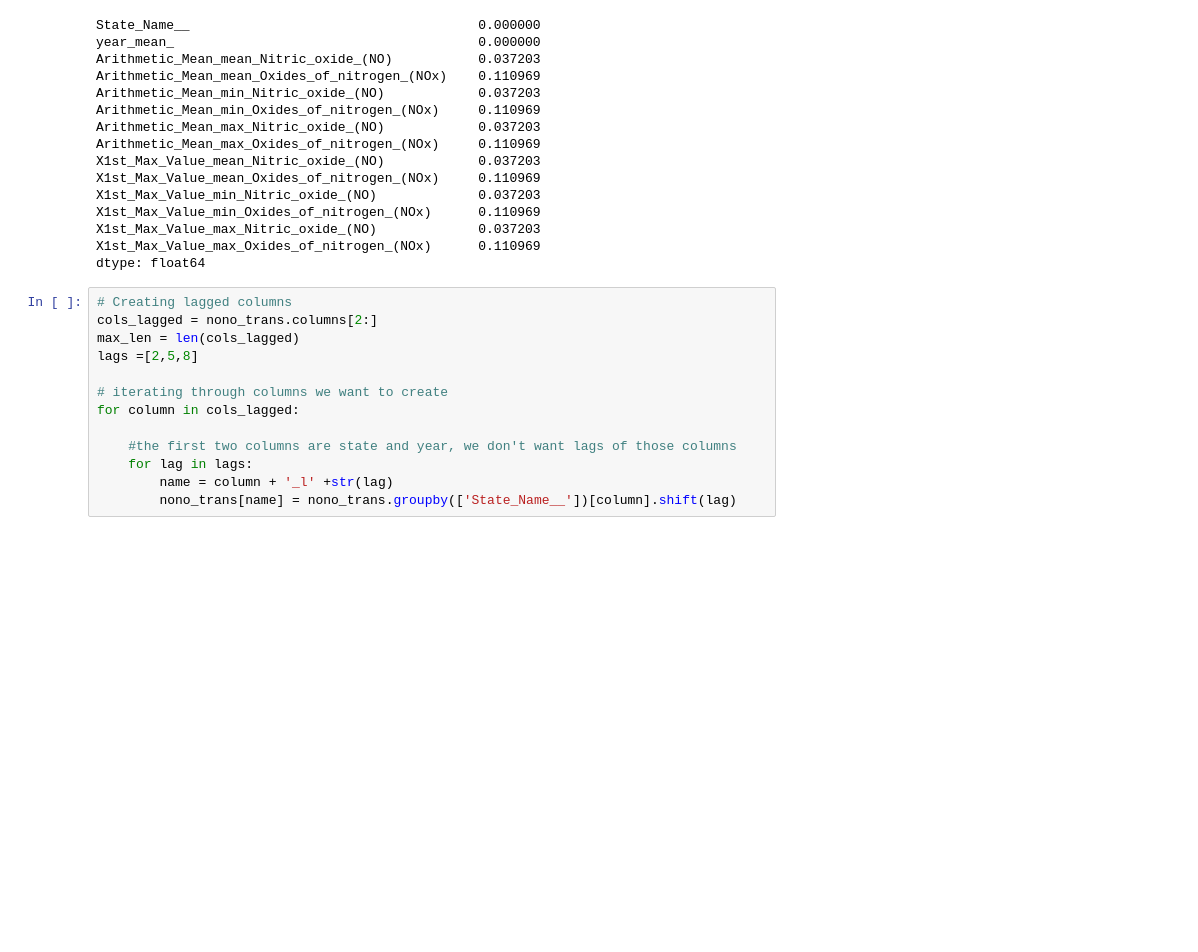
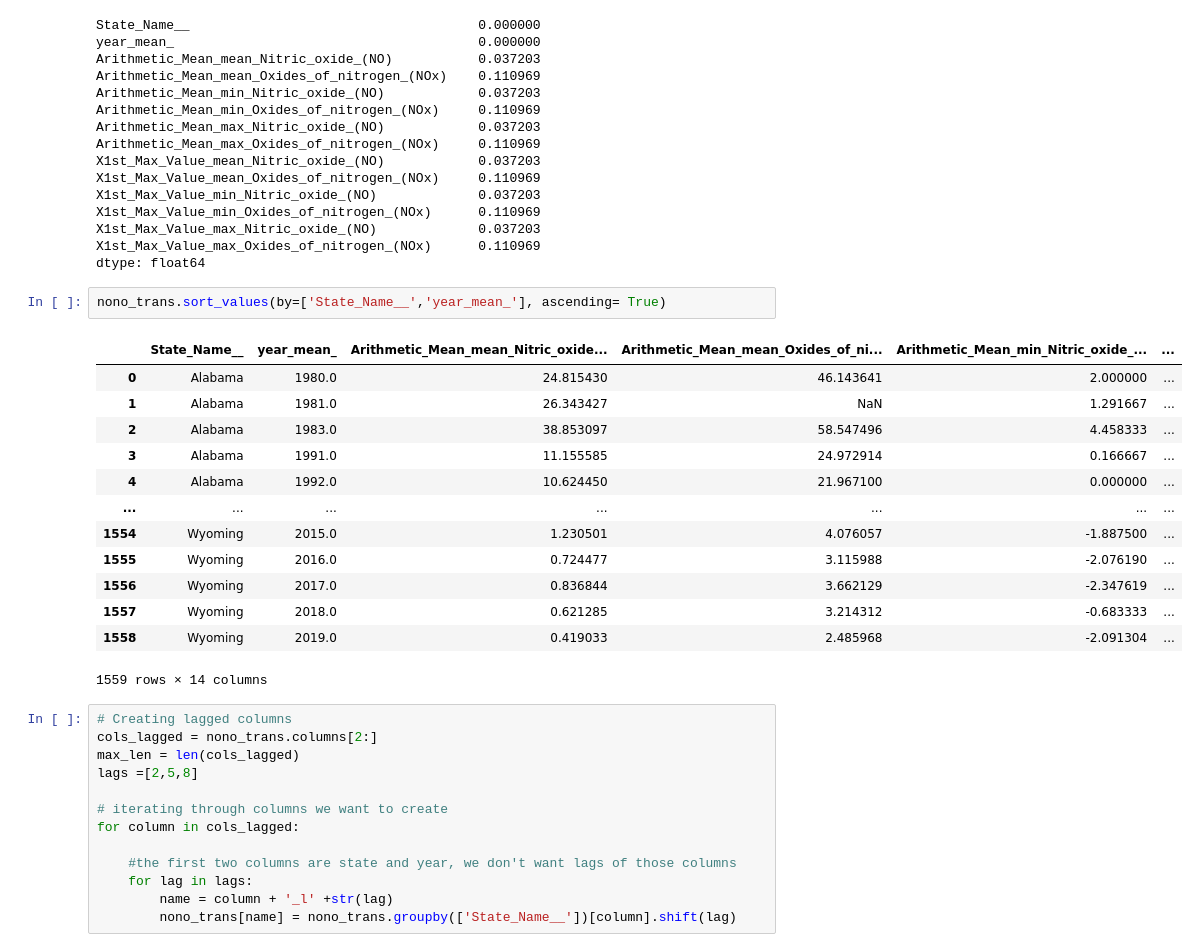
Before and after one commit to AlanAndrews/Air_toxicity, a Jupyter notebook: Adriana/1_Data preparation.ipynb, the cells around one changed output. Drawn from its saved outputs; the diff is of its cells as text; blank space fills up the shorter version.

```diff
--- a/Adriana/1_Data preparation.ipynb
+++ b/Adriana/1_Data preparation.ipynb
@@ -780,6 +812,22 @@ X1st_Max_Value_min_Oxides_of_nitrogen_(NOx)      0.110969
 X1st_Max_Value_max_Nitric_oxide_(NO)             0.037203
 X1st_Max_Value_max_Oxides_of_nitrogen_(NOx)      0.110969
 dtype: float64
+# %%
+nono_trans.sort_values(by=['State_Name__','year_mean_'], ascending= True)
+# %% [output]
+|  | State_Name__ | year_mean_ | Arithmetic_Mean_mean_Nitric_oxide... | Arithmetic_Mean_mean_Oxides_of_ni... | Arithmetic_Mean_min_Nitric_oxide_... | ... |
+| 0 | Alabama | 1980.0 | 24.815430 | 46.143641 | 2.000000 | ... |
+| 1 | Alabama | 1981.0 | 26.343427 | NaN | 1.291667 | ... |
+| 2 | Alabama | 1983.0 | 38.853097 | 58.547496 | 4.458333 | ... |
+| 3 | Alabama | 1991.0 | 11.155585 | 24.972914 | 0.166667 | ... |
+| 4 | Alabama | 1992.0 | 10.624450 | 21.967100 | 0.000000 | ... |
+| ... | ... | ... | ... | ... | ... | ... |
+| 1554 | Wyoming | 2015.0 | 1.230501 | 4.076057 | -1.887500 | ... |
+| 1555 | Wyoming | 2016.0 | 0.724477 | 3.115988 | -2.076190 | ... |
+| 1556 | Wyoming | 2017.0 | 0.836844 | 3.662129 | -2.347619 | ... |
+| 1557 | Wyoming | 2018.0 | 0.621285 | 3.214312 | -0.683333 | ... |
+| 1558 | Wyoming | 2019.0 | 0.419033 | 2.485968 | -2.091304 | ... |
+1559 rows × 14 columns
 # %%
 # Creating lagged columns
 cols_lagged = nono_trans.columns[2:]
```
Also changed, not shown: parts of 3 cells of this notebook.
